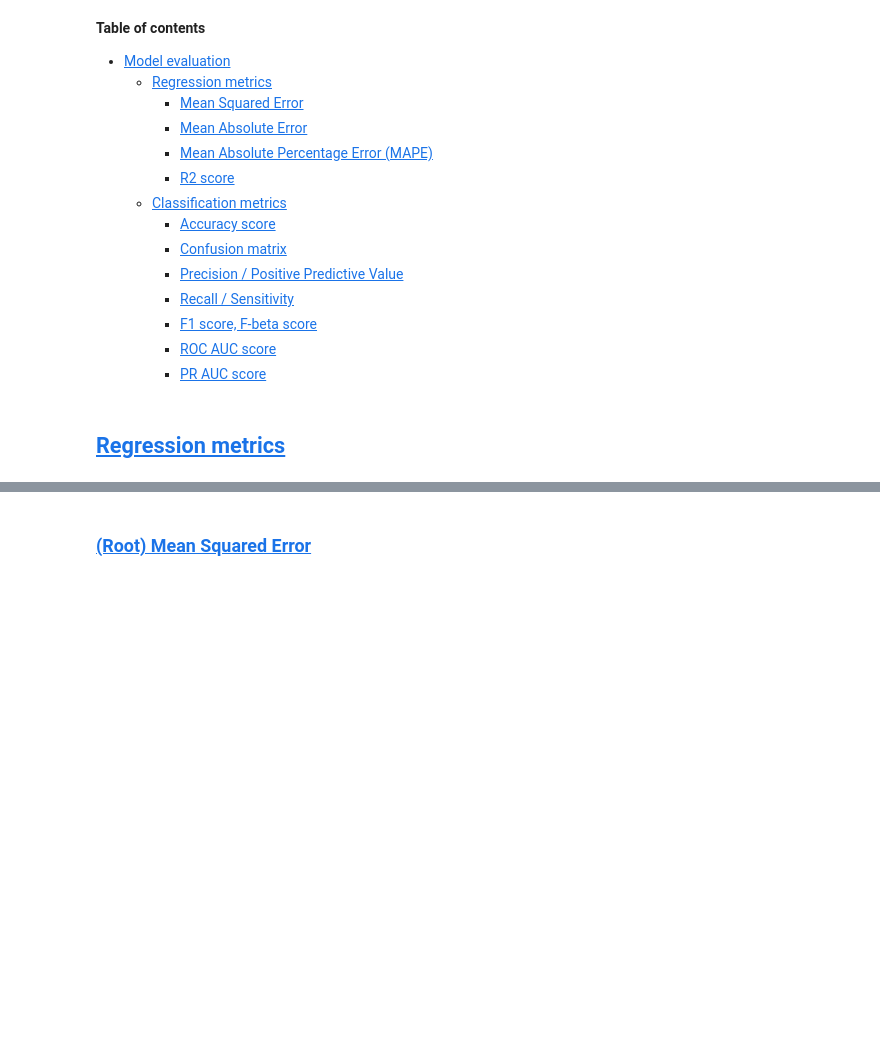
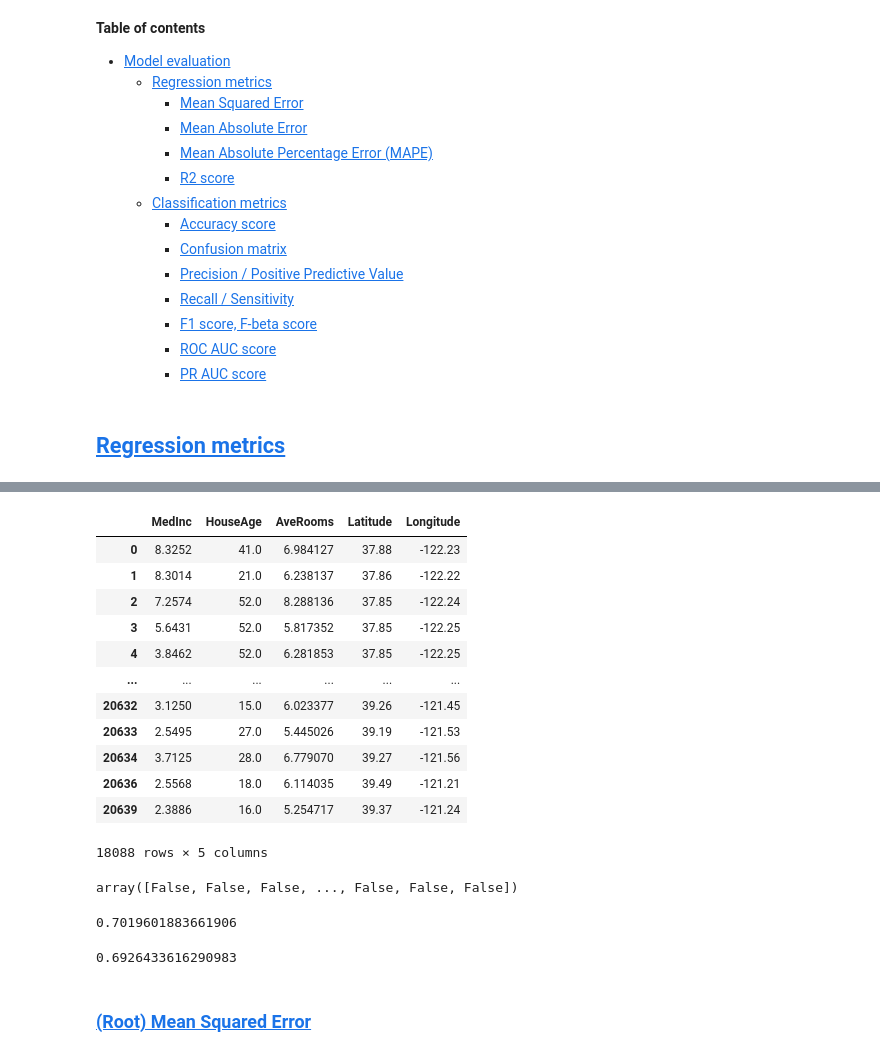
Before and after one commit to TheLazyCactus/ironhack-v4-data-lessons, a Jupyter notebook: cohorts/15_oct_24/05_ml/W17D3_model_evaluation_metrics.ipynb, the cells around one changed output, grey strips where cells are left out. Cells and saved outputs as stored; diff of their text form; code cells hidden in the pictures; blank space fills up the shorter version.

```diff
--- a/cohorts/15_oct_24/05_ml/W17D3_model_evaluation_metrics.ipynb
+++ b/cohorts/15_oct_24/05_ml/W17D3_model_evaluation_metrics.ipynb
@@ -65,0 +130,2 @@ y_pred = regressor.predict(X_test)
+# %%
+X_train, X_test, y_train, y_test = train_test_split(features, target, test_size=0.20, random_state=0)
@@ -65,0 +172,20 @@ y_pred = regressor.predict(X_test)
+# %%
+X_train
+# %% [output]
+|  | MedInc | HouseAge | AveRooms | Latitude | Longitude |
+| 0 | 8.3252 | 41.0 | 6.984127 | 37.88 | -122.23 |
+| 1 | 8.3014 | 21.0 | 6.238137 | 37.86 | -122.22 |
+| 2 | 7.2574 | 52.0 | 8.288136 | 37.85 | -122.24 |
+| 3 | 5.6431 | 52.0 | 5.817352 | 37.85 | -122.25 |
+| 4 | 3.8462 | 52.0 | 6.281853 | 37.85 | -122.25 |
+| ... | ... | ... | ... | ... | ... |
+| 20632 | 3.1250 | 15.0 | 6.023377 | 39.26 | -121.45 |
+| 20633 | 2.5495 | 27.0 | 5.445026 | 39.19 | -121.53 |
+| 20634 | 3.7125 | 28.0 | 6.779070 | 39.27 | -121.56 |
+| 20636 | 2.5568 | 18.0 | 6.114035 | 39.49 | -121.21 |
+| 20639 | 2.3886 | 16.0 | 5.254717 | 39.37 | -121.24 |
+18088 rows × 5 columns
+# %%
+target.index.isin(X_train)
+# %% [output]
+array([False, False, False, ..., False, False, False])
@@ -65,0 +198,24 @@ y_pred = regressor.predict(X_test)
+# %%
+scaler_full_data = MinMaxScaler()
+scaler_full_data.fit(features)
+
+X_train_norm = scaler_full_data.transform(X_train)
+X_test_norm = scaler_full_data.transform(X_test)
+
+knn_full_data = KNeighborsRegressor(n_neighbors=5)
+knn_full_data.fit(X_train_norm, y_train)
+knn_full_data.score(X_test_norm, y_test)
+# %% [output]
+0.7019601883661906
+# %%
+scaler_train_data = MinMaxScaler()
+scaler_train_data.fit(X_train)
+
+X_train_norm = scaler_train_data.transform(X_train)
+X_test_norm = scaler_train_data.transform(X_test)
+
+knn_full_data = KNeighborsRegressor(n_neighbors=5)
+knn_full_data.fit(X_train_norm, y_train)
+knn_full_data.score(X_test_norm, y_test)
+# %% [output]
+0.6926433616290983
```
Also changed, not shown: parts of 45 cells of this notebook, 1 other file.
